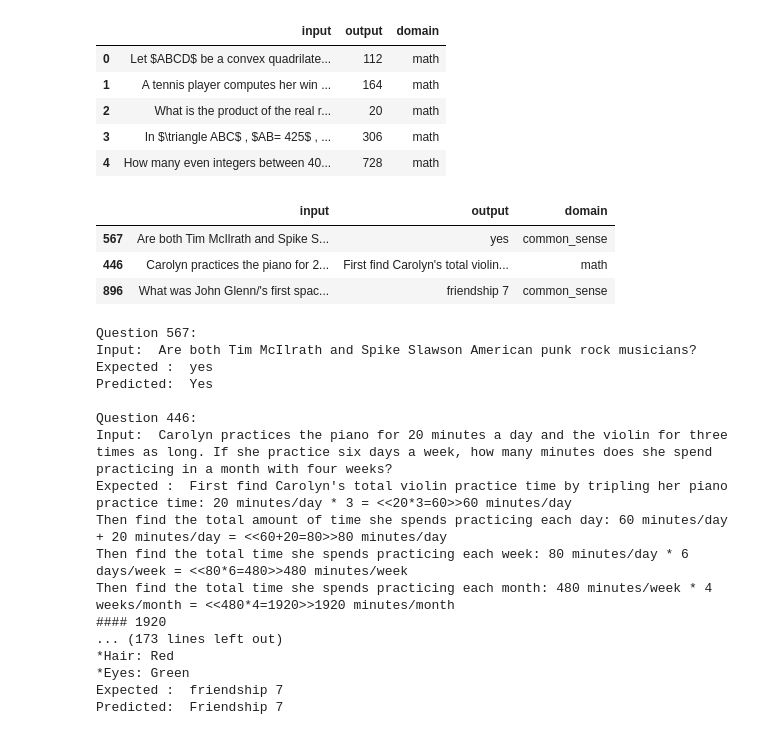
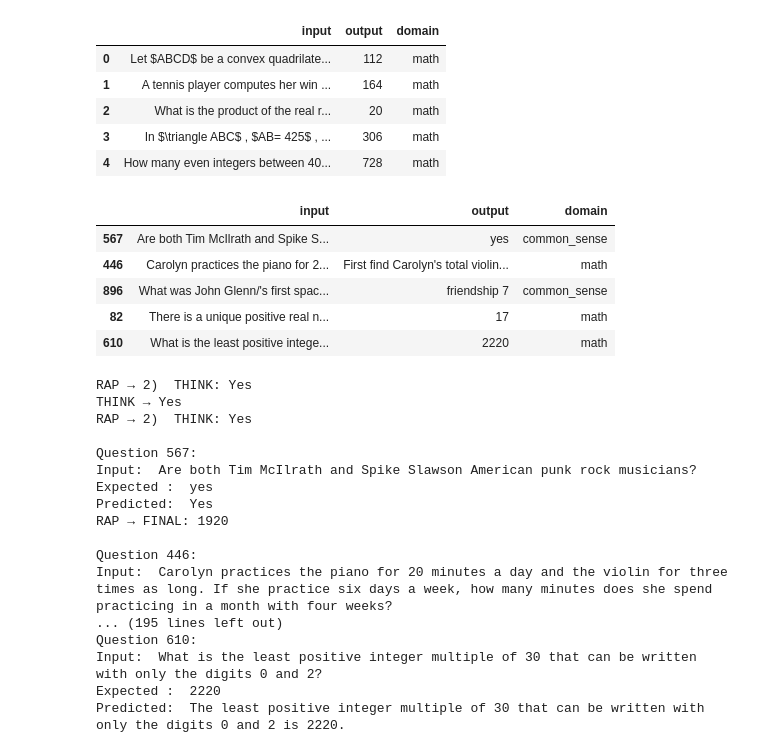
Before and after one commit to Anvith-Thumma/CSE-476-Final-Project, a Jupyter notebook: agent.ipynb, the cells around one changed output. Drawn from its saved outputs; the diff is of its cells as text; code cells hidden in the pictures.

```diff
--- a/agent.ipynb
+++ b/agent.ipynb
@@ -190,39 +275,41 @@ df_dev.head()
 | 3 | In $\triangle ABC$ , $AB= 425$ , ... | 306 | math |
 | 4 | How many even integers between 40... | 728 | math |
 # %%
-sample_questions = df_dev.sample(3, random_state = 1225074669)
+sample_questions = df_dev.sample(5, random_state = 1225074669)
 sample_questions
 # %% [output]
 |  | input | output | domain |
 | 567 | Are both Tim McIlrath and Spike S... | yes | common_sense |
 | 446 | Carolyn practices the piano for 2... | First find Carolyn's total violin... | math |
 | 896 | What was John Glenn/'s first spac... | friendship 7 | common_sense |
+| 82 | There is a unique positive real n... | 17 | math |
+| 610 | What is the least positive intege... | 2220 | math |
 # %%
 for i, row in sample_questions.iterrows():
     test_question = row["input"]
     test_expected_output = row["output"]
 
-    test_prediction = run_cot(test_question)
+    test_prediction = run_agent(test_question)
 
     print(f"\nQuestion {i}:")
     print("Input: ", test_question)
     print("Expected : ", test_expected_output)
     print("Predicted: ", test_prediction)
 # %% [output]
+RAP → 2)  THINK: Yes
+THINK → Yes
+RAP → 2)  THINK: Yes
+
 Question 567:
 Input:  Are both Tim McIlrath and Spike Slawson American punk rock musicians?
 Expected :  yes
 Predicted:  Yes
+RAP → FINAL: 1920
 
 Question 446:
 Input:  Carolyn practices the piano for 20 minutes a day and the violin for three times as long. If she practice six days a week, how many minutes does she spend practicing in a month with four weeks?
-Expected :  First find Carolyn's total violin practice time by tripling her piano practice time: 20 minutes/day * 3 = <<20*3=60>>60 minutes/day
-Then find the total amount of time she spends practicing each day: 60 minutes/day + 20 minutes/day = <<60+20=80>>80 minutes/day
-Then find the total time she spends practicing each week: 80 minutes/day * 6 days/week = <<80*6=480>>480 minutes/week
-Then find the total time she spends practicing each month: 480 minutes/week * 4 weeks/month = <<480*4=1920>>1920 minutes/month
-#### 1920
-... (173 lines left out)
-*Hair: Red
-*Eyes: Green
-Expected :  friendship 7
-Predicted:  Friendship 7
+... (195 lines left out)
+Question 610:
+Input:  What is the least positive integer multiple of 30 that can be written with only the digits 0 and 2?
+Expected :  2220
+Predicted:  The least positive integer multiple of 30 that can be written with only the digits 0 and 2 is 2220.
```
Also changed, not shown: parts of 8 cells of this notebook.
